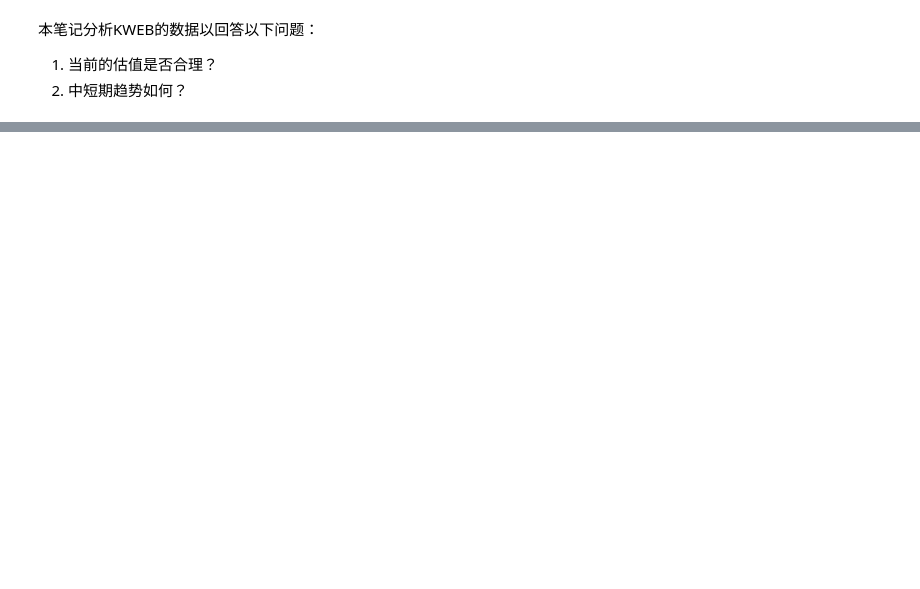
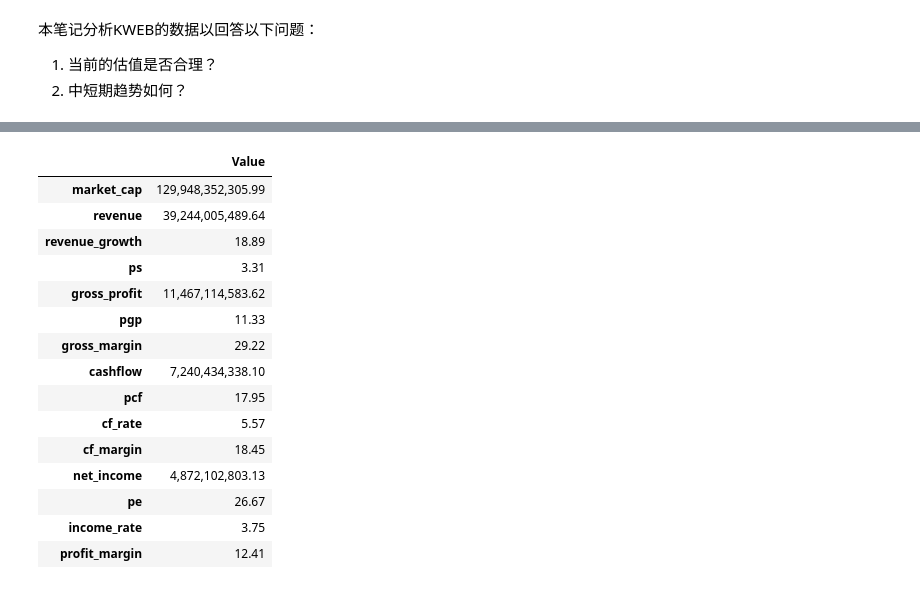
Before and after one commit to koalainfotech/skydog, a Jupyter notebook: notebooks/KWEB Analysis.ipynb, the cells around one changed output, grey strips where cells are left out. Drawn from its saved outputs; the diff is of its cells as text; code cells hidden in the pictures; blank space fills up the shorter version.

```diff
--- a/notebooks/KWEB Analysis.ipynb
+++ b/notebooks/KWEB Analysis.ipynb
@@ -75,0 +71,20 @@ df_port_metric
+# %%
+df_port_metric.columns=['Value']
+df_port_metric
+# %% [output]
+|  | Value |
+| market_cap | 129,948,352,305.99 |
+| revenue | 39,244,005,489.64 |
+| revenue_growth | 18.89 |
+| ps | 3.31 |
+| gross_profit | 11,467,114,583.62 |
+| pgp | 11.33 |
+| gross_margin | 29.22 |
+| cashflow | 7,240,434,338.10 |
+| pcf | 17.95 |
+| cf_rate | 5.57 |
+| cf_margin | 18.45 |
+| net_income | 4,872,102,803.13 |
+| pe | 26.67 |
+| income_rate | 3.75 |
+| profit_margin | 12.41 |
```
Also changed, not shown: parts of 7 cells of this notebook, 10 other files.
